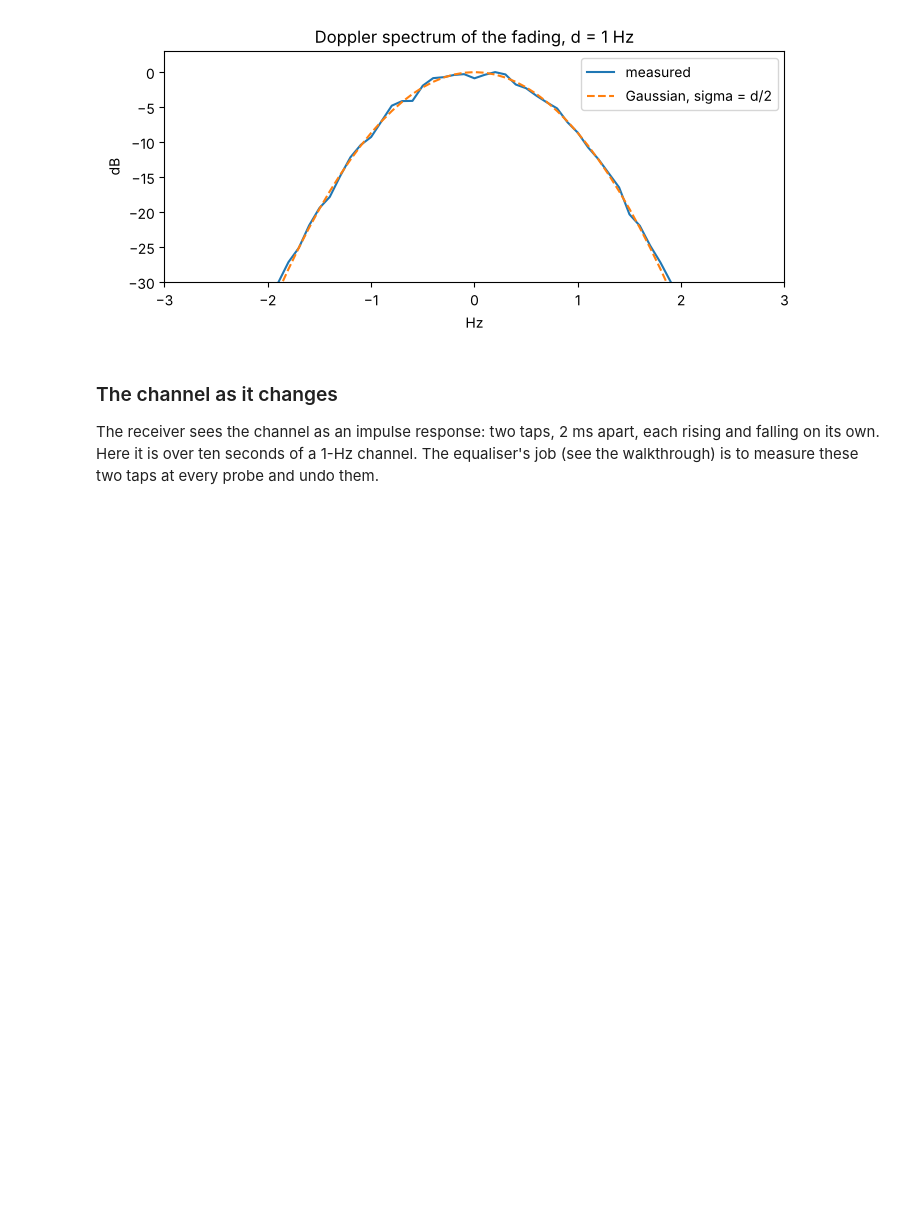
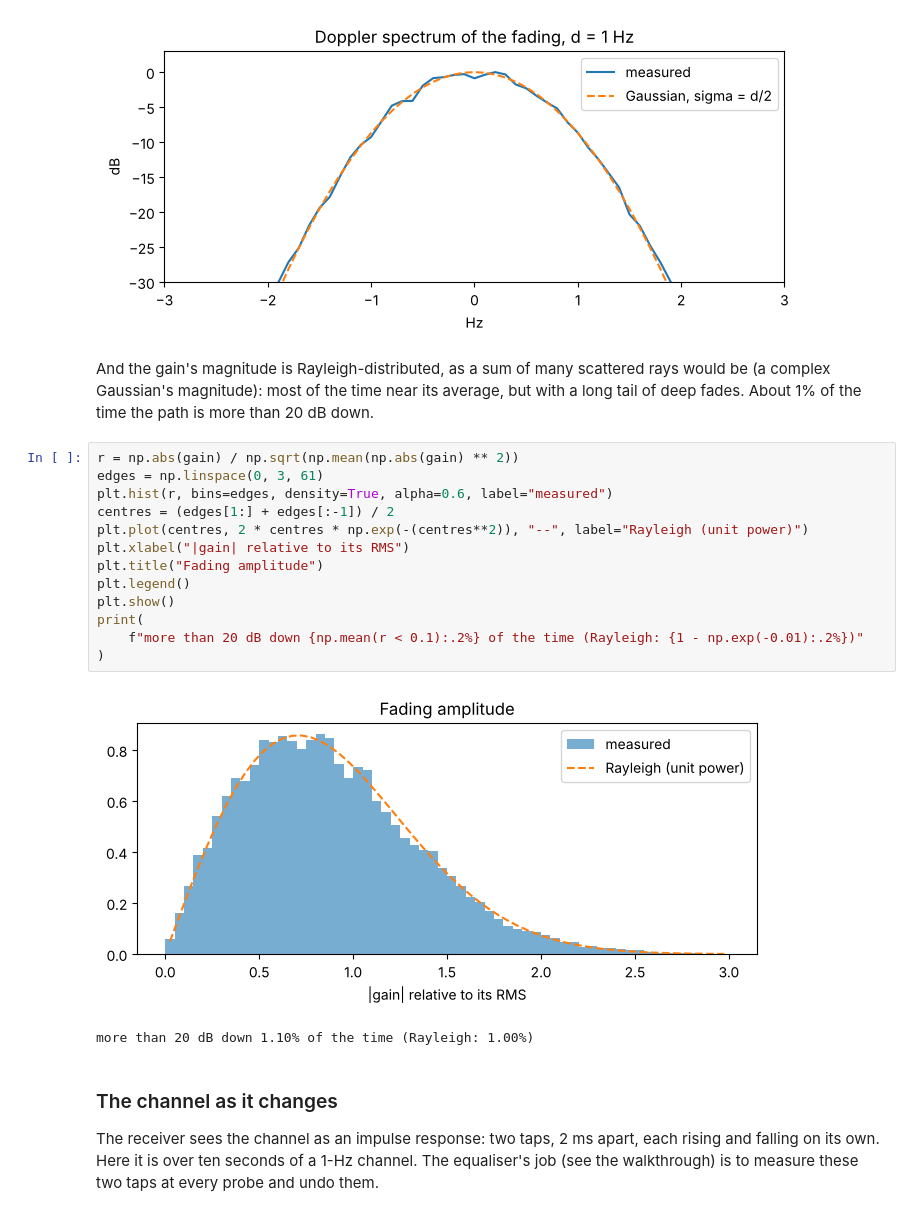
Before and after one commit to Willt125/MIL-STD-188-110, a Jupyter notebook: docs/channel.ipynb, the cells around one changed output. Cells and saved outputs as stored; diff of their text form; blank space fills up the shorter version.

```diff
--- a/docs/channel.ipynb
+++ b/docs/channel.ipynb
@@ -67,6 +68,26 @@ plt.legend()
 plt.show()
 # %% [output]
 [figure]
+# %% [markdown]
+And the gain's magnitude is Rayleigh-distributed, as a sum of many scattered rays would be
+(a complex Gaussian's magnitude): most of the time near its average, but with a long tail of
+deep fades. About 1% of the time the path is more than 20 dB down.
+# %%
+r = np.abs(gain) / np.sqrt(np.mean(np.abs(gain) ** 2))
+edges = np.linspace(0, 3, 61)
+plt.hist(r, bins=edges, density=True, alpha=0.6, label="measured")
+centres = (edges[1:] + edges[:-1]) / 2
+plt.plot(centres, 2 * centres * np.exp(-(centres**2)), "--", label="Rayleigh (unit power)")
+plt.xlabel("|gain| relative to its RMS")
+plt.title("Fading amplitude")
+plt.legend()
+plt.show()
+print(
+    f"more than 20 dB down {np.mean(r < 0.1):.2%} of the time (Rayleigh: {1 - np.exp(-0.01):.2%})"
+)
+# %% [output]
+[figure, added]
+more than 20 dB down 1.10% of the time (Rayleigh: 1.00%)
 # %% [markdown]
 ### The channel as it changes
 
```
Also changed, not shown: parts of 18 cells of this notebook, 4 other files.
